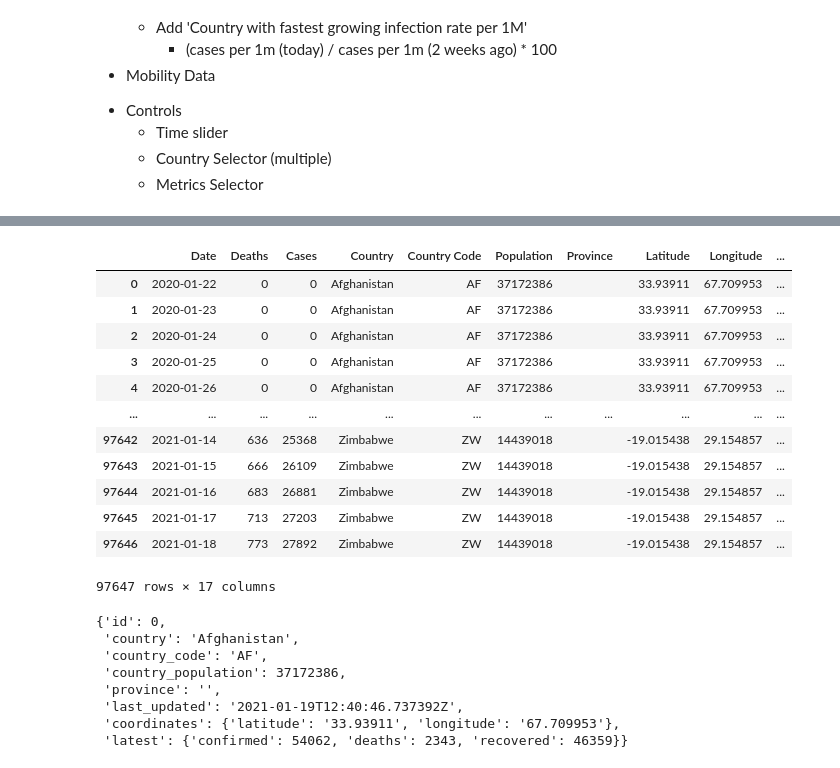
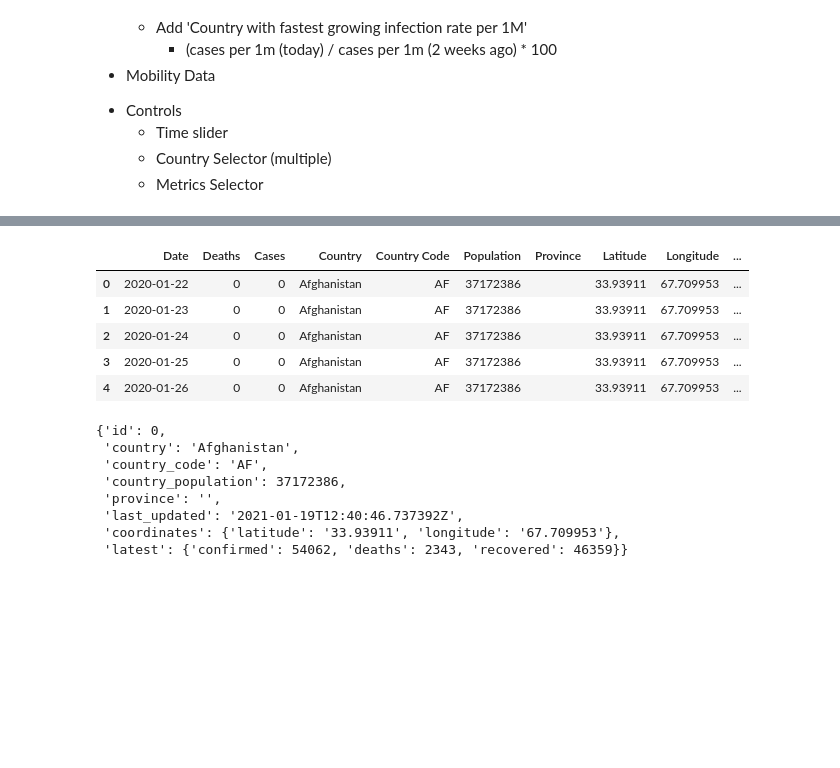
Before and after one commit to ericswetts/ems-covid19-dashboard, a Jupyter notebook: Feature_Sandbox.ipynb, the cells around one changed output, grey strips where cells are left out. Drawn from its saved outputs; the diff is of its cells as text; code cells hidden in the pictures; blank space fills up the shorter version.

```diff
--- a/Feature_Sandbox.ipynb
+++ b/Feature_Sandbox.ipynb
@@ -823,21 +875,15 @@ url2 = 'https://coronavirus-tracker-api.herokuapp.com/v2/locations'
 # %%
-# data = get_from_api()
-# new_df = json_to_df(data)
-new_df
+# cool = new_get_from_api()
+# print(cool)
+# new_df = json_to_df(cool)
+# new_df.head()
 # %% [output]
 |  | Date | Deaths | Cases | Country | Country Code | Population | Province | Latitude | Longitude | ... |
 | 0 | 2020-01-22 | 0 | 0 | Afghanistan | AF | 37172386 |  | 33.93911 | 67.709953 | ... |
 | 1 | 2020-01-23 | 0 | 0 | Afghanistan | AF | 37172386 |  | 33.93911 | 67.709953 | ... |
 | 2 | 2020-01-24 | 0 | 0 | Afghanistan | AF | 37172386 |  | 33.93911 | 67.709953 | ... |
 | 3 | 2020-01-25 | 0 | 0 | Afghanistan | AF | 37172386 |  | 33.93911 | 67.709953 | ... |
 | 4 | 2020-01-26 | 0 | 0 | Afghanistan | AF | 37172386 |  | 33.93911 | 67.709953 | ... |
-| ... | ... | ... | ... | ... | ... | ... | ... | ... | ... | ... |
-| 97642 | 2021-01-14 | 636 | 25368 | Zimbabwe | ZW | 14439018 |  | -19.015438 | 29.154857 | ... |
-| 97643 | 2021-01-15 | 666 | 26109 | Zimbabwe | ZW | 14439018 |  | -19.015438 | 29.154857 | ... |
-| 97644 | 2021-01-16 | 683 | 26881 | Zimbabwe | ZW | 14439018 |  | -19.015438 | 29.154857 | ... |
-| 97645 | 2021-01-17 | 713 | 27203 | Zimbabwe | ZW | 14439018 |  | -19.015438 | 29.154857 | ... |
-| 97646 | 2021-01-18 | 773 | 27892 | Zimbabwe | ZW | 14439018 |  | -19.015438 | 29.154857 | ... |
-97647 rows × 17 columns
 # %%
 # data['locations']['id' == 0]
 # %% [output]
```
Also changed, not shown: parts of 29 cells of this notebook, 6 other files.
